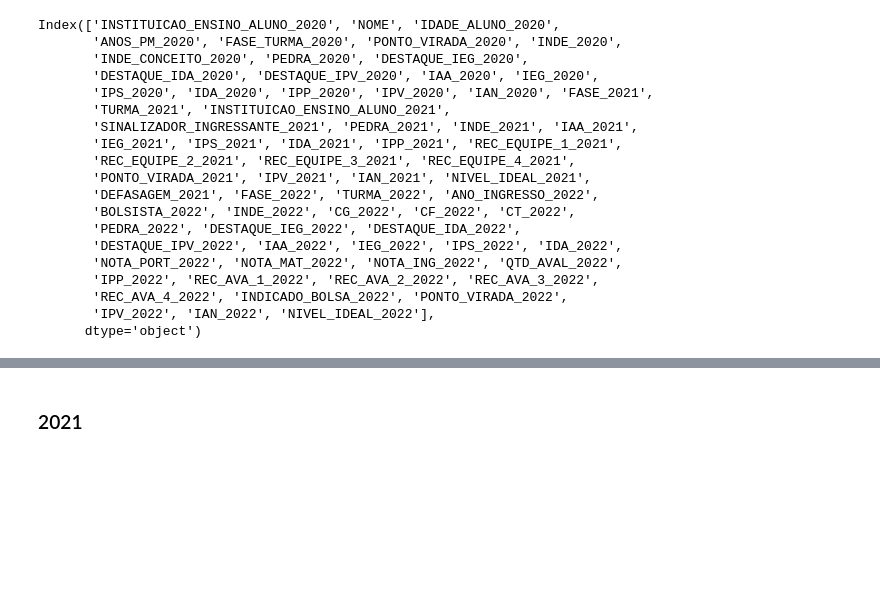
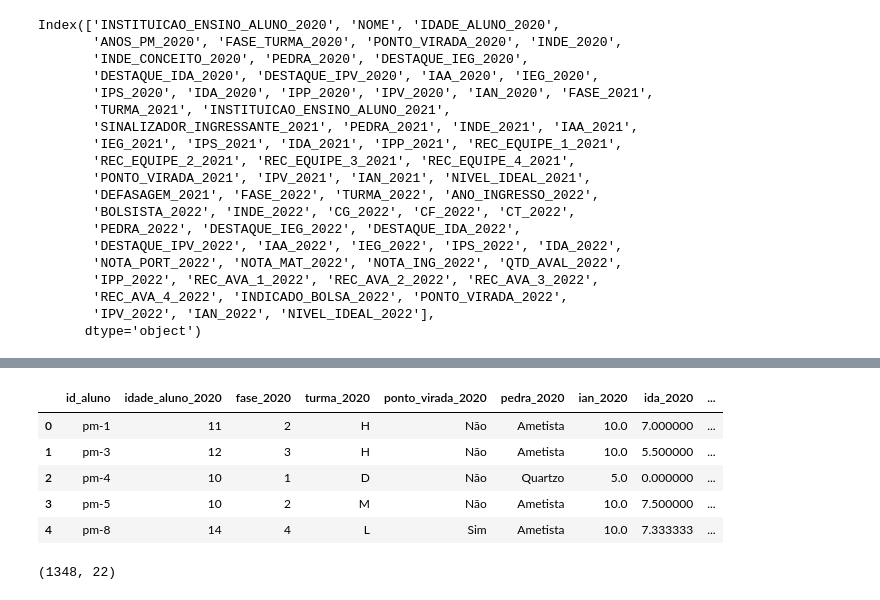
Before and after one commit to giulianafernandes/datathon_fiap, a Jupyter notebook: datathon.ipynb, the cells around one changed output, grey strips where cells are left out. Drawn from its saved outputs; the diff is of its cells as text; code cells hidden in the pictures; blank space fills up the shorter version.

```diff
--- a/datathon.ipynb
+++ b/datathon.ipynb
@@ -175,0 +328,6 @@ dados22 = dados[['id_aluno', 'ano_nascimento', 'fase_2022', 'turma_2022', 'ano_i
+# %%
+#separando os datasets por ano preservando o id e a idade dos alunos em tudo
+dados20 = dados[['id_aluno','idade_aluno_2020','fase_2020','turma_2020','ponto_virada_2020',
+                 'pedra_2020','ian_2020','ida_2020','ieg_2020','iaa_2020','ips_2020','ipp_2020',
+                 'ipv_2020','inde_2020','instituicao_ensino_aluno_2020','anos_pm_2020',
+                 'inde_conceito_2020','destaque_ieg_2020','destaque_ida_2020','destaque_ipv_2020']]
@@ -203,3 +381,3 @@ dtype: int64
 # %%
 # usei o dropna com hiperparâmetro thresh, que mantem linhas que tenham pelo menos 2 valores
-dados20 = dados20.dropna(thresh=2)
+dados20 = dados20.dropna(thresh=3).reset_index(drop=True)
@@ -229,5 +384,16 @@ dtype: int64
-# %% [markdown]
-### 2021
+# %%
+dados20.head()
+# %% [output]
+|  | id_aluno | idade_aluno_2020 | fase_2020 | turma_2020 | ponto_virada_2020 | pedra_2020 | ian_2020 | ida_2020 | ... |
+| 0 | pm-1 | 11 | 2 | H | Não | Ametista | 10.0 | 7.000000 | ... |
+| 1 | pm-3 | 12 | 3 | H | Não | Ametista | 10.0 | 5.500000 | ... |
+| 2 | pm-4 | 10 | 1 | D | Não | Quartzo | 5.0 | 0.000000 | ... |
+| 3 | pm-5 | 10 | 2 | M | Não | Ametista | 10.0 | 7.500000 | ... |
+| 4 | pm-8 | 14 | 4 | L | Sim | Ametista | 10.0 | 7.333333 | ... |
+# %%
+dados21.shape
+# %% [output]
+(1348, 22)
 # %%
 dados21.isna().sum()
 # %% [output]
```
Also changed, not shown: parts of 89 cells of this notebook, 9 other files.
